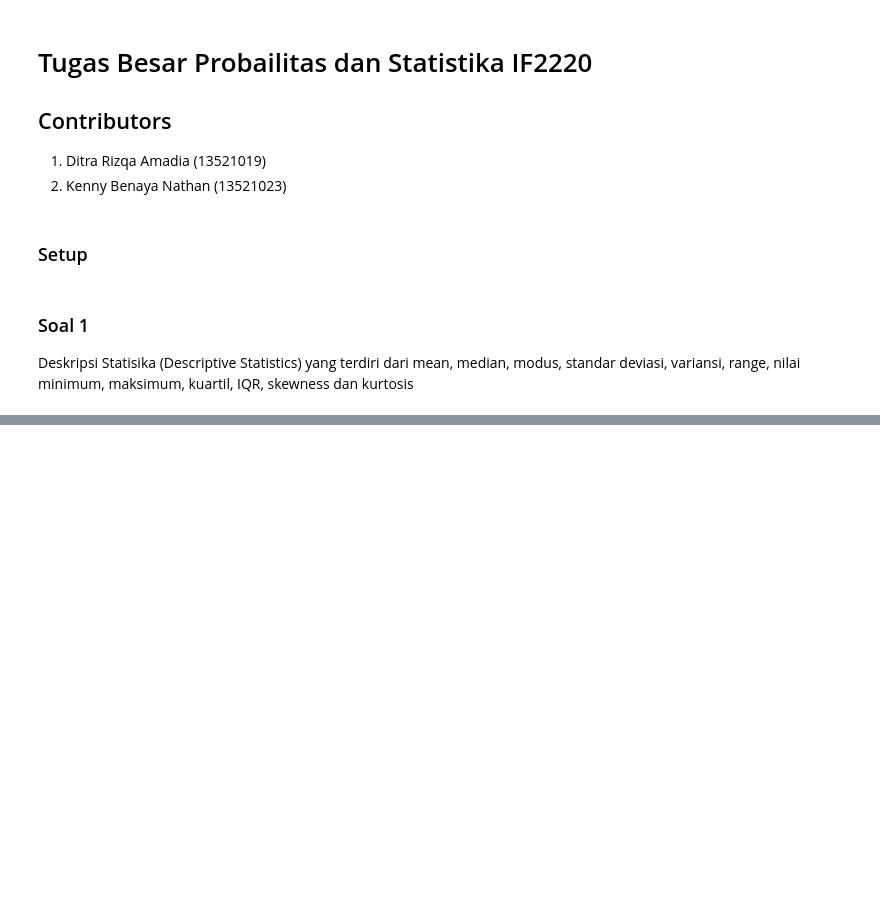
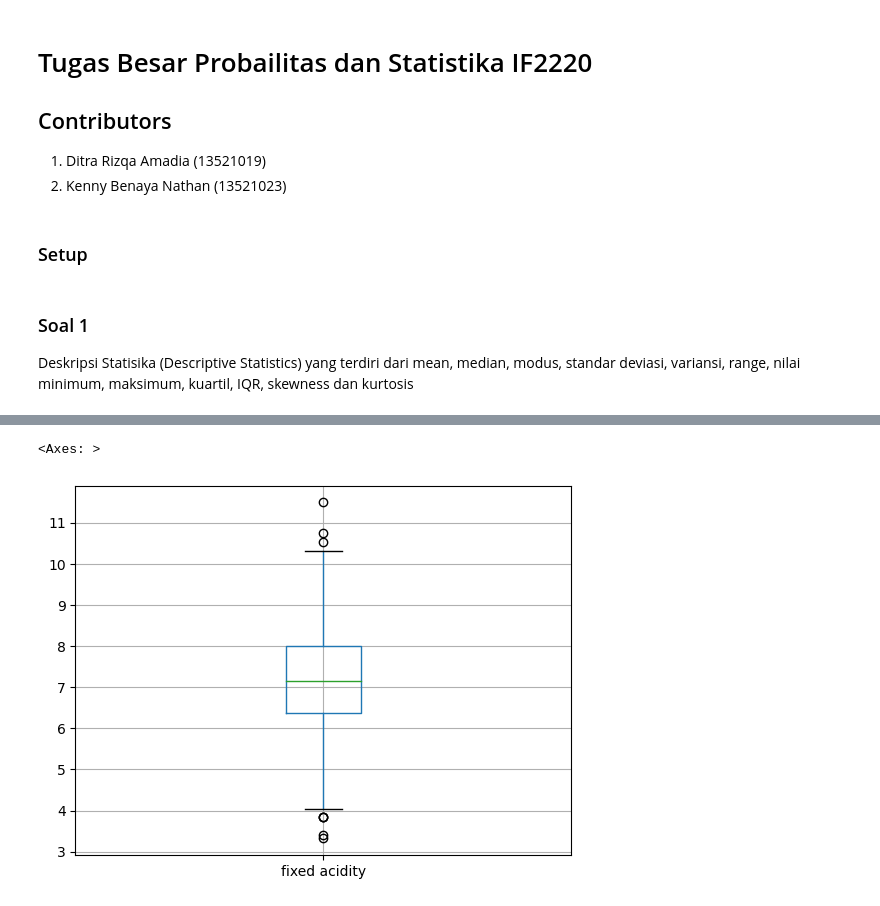
Before and after one commit to ditramadia/wine-data-analysis, a Jupyter notebook: wineAnalysis.ipynb, the cells around one changed output, grey strips where cells are left out. Drawn from its saved outputs; the diff is of its cells as text; code cells hidden in the pictures; blank space fills up the shorter version.

```diff
--- a/wineAnalysis.ipynb
+++ b/wineAnalysis.ipynb
@@ -70,0 +84,5 @@ descDataFrame
+# %%
+data.boxplot('fixed acidity')
+# %% [output]
+<Axes: >
+[figure, added]
```
Also changed, not shown: parts of 37 cells of this notebook.
